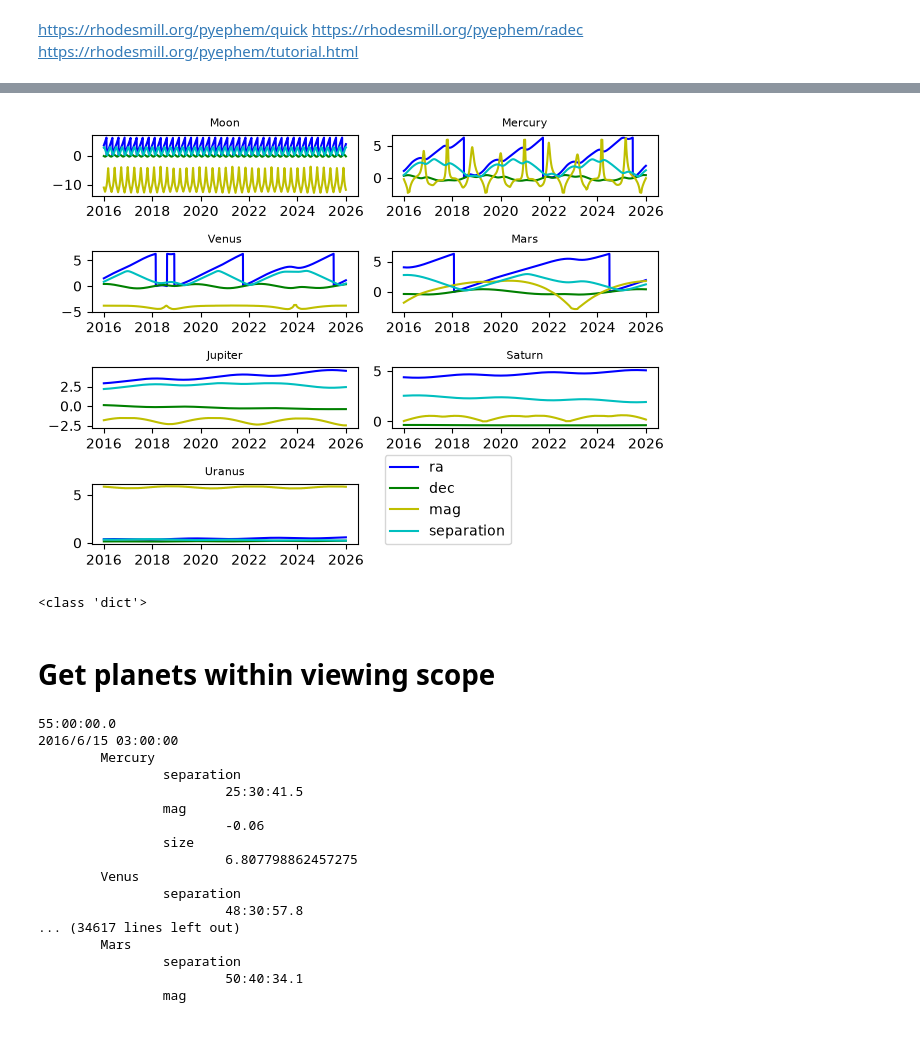
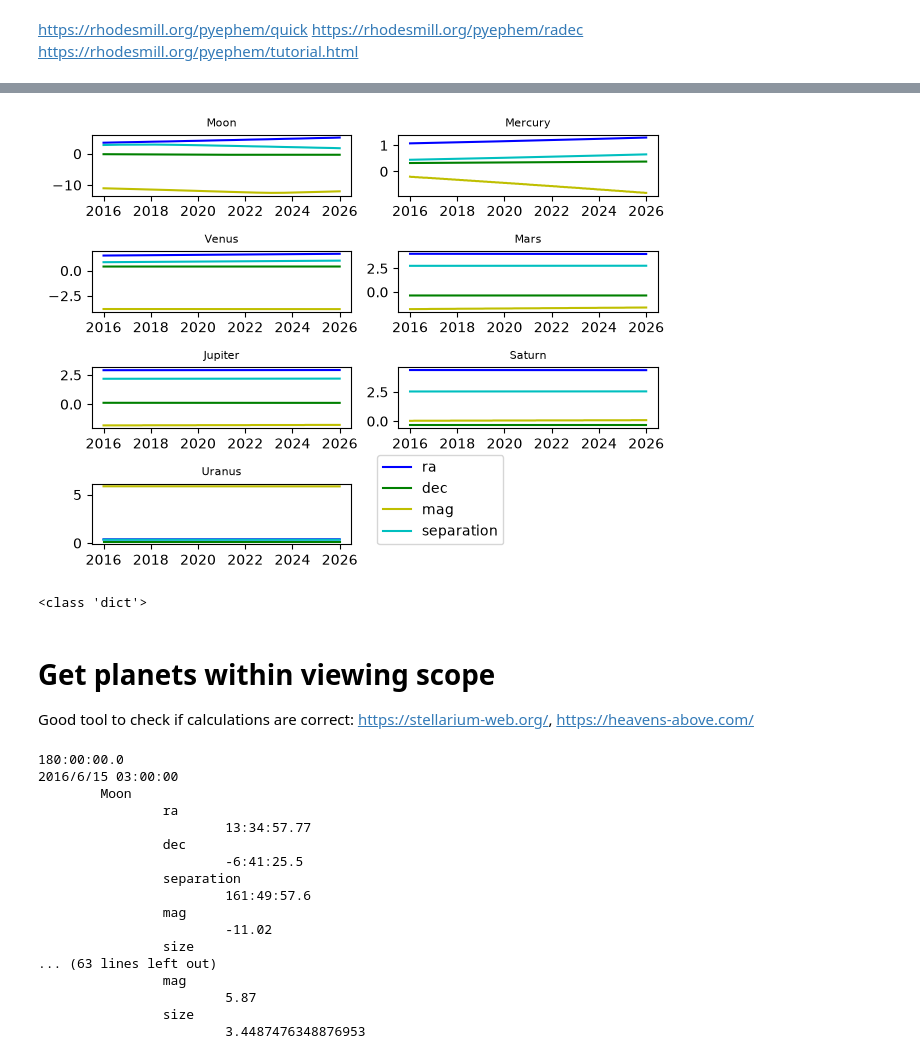
Before and after one commit to papertree1/astronomic-data-sonification, a Jupyter notebook: tests.ipynb, the cells around one changed output, grey strips where cells are left out. Saved outputs shown, nothing was run; the diff lists cells and outputs as text; code cells hidden in the pictures.

```diff
--- a/tests.ipynb
+++ b/tests.ipynb
@@ -46,6 +46,7 @@ def pretty(d, indent=0):
          print('\t' * (indent+1) + str(value))
 # %%
 import ephem
+from zoneinfo import ZoneInfo
 
 planets = [
     ephem.Moon(),
@@ -60,8 +61,6 @@ planets = [
 valsTemplate = {'ra': '', 'dec': '', 'mag': '', 'size': '', 'separation': ''}
 
 measurings = dict.fromkeys((planet.name for planet in planets), {})
-# dateTemplate = dict({ephem.now(): vals})
-
 
 
 observer = ephem.Observer()
@@ -70,26 +69,32 @@ observer.lon = '41.39858935189999'
 observer.lat = '2.1853450576007365'
 observer.elevation = 18  # meters
 
-d = ephem.date('2016/06/15 03:00')
+zone = ZoneInfo('Europe/Madrid')
+d = ephem.Date('2016/06/17 00:00')
+local = ephem.to_timezone(d, zone)
 
-observer.date = d
-rangAnys = 1
-resolucio = 20
+print(d, local)
+
+observer.date = local
+rangDies = 1
+stepHores = 1
+resolucio = 22
 resolucio = 24 - resolucio
-print(int(rangAnys * (8760/resolucio)))
+print(int(rangDies * (24/resolucio)))
 
-for i in range(int(rangAnys * (8760/resolucio))):
+for i in range(int(rangDies * (24/resolucio))):
     for j, planet in enumerate(planets):
         planet.compute(observer)
-        dateValues = dict({str(observer.date):{'ra': planet.ra, 'dec': planet.dec, 'mag': planet.mag, 'size': planet.size, 'separation': ephem.separation(observer, planet)}})
+        dateValues = dict({str(observer.date):{'ra': planet.ra, 'dec': planet.dec, 'mag': planet.mag, 'size': planet.size, 'separation': ephem.separation(observer, planet), 'alt': planet.alt, 'az': planet.az}})
         measurings[planet.name] =  {**measurings[planet.name], **dateValues}
 
-
+        if(planet.name == "Moon"):
+            print('%s %s %s' % (observer.date, ephem.Moon(observer).az, ephem.Moon(observer).alt))
 
         # print('%s measured from %s:' % (planet.name, observer.name))
         # print('%s, %s. Magnitude: %s, Size: %s' % (planet.ra, planet.dec, planet.mag, planet.size)) # Right Ascension, Declination (Apparent Topocentric Position, aka des del punt d'observació), magnitude
         # print(ephem.separation(observer, planet))
-    observer.date += 12 * ephem.hour
+    observer.date += stepHores * ephem.hour
 
-print(type(measurings))
+# pretty((measurings))
 # %% [output]
@@ -99,50 +152,52 @@ print(type(measurings))
 import matplotlib.pylab as plt
 import numpy as np
 
-xAxis = np.linspace(2016, 2026, int(rangAnys * (8760/resolucio))) # TODO: NO FORÇAR EL RANG
+xAxis = np.linspace(2016, 2026, int(rangDies * (24/resolucio))) # TODO: NO FORÇAR EL RANG
 planetsArray = {}
 
 for j, planet in enumerate(planets):
     values = {'ra': {}, 'dec': {}, 'mag': {}, 'size': {}, 'separation': {}}
 
     for i in range(len(measurings[planet.name])):
         values["ra"][i] = list(measurings[planet.name].values())[i]["ra"]
         values["dec"][i] = list(measurings[planet.name].values())[i]["dec"]
         values["mag"][i] = list(measurings[planet.name].values())[i]["mag"]
         values["size"][i] = list(measurings[planet.name].values())[i]["size"]
         values["separation"][i] = list(measurings[planet.name].values())[i]["separation"]
 
     # pretty(values)
 
     planetsArray[planet.name] = values
 
     ax = plt.subplot(4, 2, j+1)
 
     ax.plot(xAxis, values["ra"].values(), 'b', label="ra")
     ax.plot(xAxis, values["dec"].values(), 'g', label="dec")
     ax.plot(xAxis, values["mag"].values(), 'y', label="mag")
     # ax.plot(xAxis, values["size"].values(), 'r', label="size")
     ax.plot(xAxis, values["separation"].values(), 'c', label="separation")
     ax.set_title(planet.name, fontsize=8)
 
 
 plt.tight_layout()
 plt.legend(loc=(1.1,0))
 plt.show()
 
 print(type(planetsArray))
 # %% [output]
-[figure, old version]
+[figure, new version]
 <class 'dict'>
 # %% [markdown]
 # Get planets within viewing scope
+
+Good tool to check if calculations are correct: https://stellarium-web.org/, https://heavens-above.com/
 # %%
 # Using ephem.separation
 
 coords = (str(observer.lat), str(observer.lon))
 coords = ephem.Equatorial(*coords)
 
-viewing_angle = ephem.degrees("55:00:00.0") # String = degrees
+viewing_angle = ephem.degrees("180:00:00.0") # String = degrees
 print(viewing_angle)
 
 visiblePlanets = {}
@@ -151,30 +206,32 @@ visiblePlanets = {}
 for j in range(len(measurings["Moon"])):
     visiblePlanetsAtThisTime = {}
     for i, planet in enumerate(planets):
-        separation = list(measurings[planet.name].values())[j]['separation']
+        thisPlanet = list(measurings[planet.name].values())[j]
+        separation = thisPlanet['separation']
         if(separation < viewing_angle):
             time = list(measurings[planet.name].keys())[j]
             # print('%s is visible from %s at %s with %s degrees separation' % (planet.name, observer.name, time, separation))
-            visiblePlanetsAtThisTime[planet.name] = {'separation': separation, 'mag': planet.mag, 'size': planet.size}
+            visiblePlanetsAtThisTime[planet.name] = {'ra' : thisPlanet['ra'], 'dec': thisPlanet['dec'], 'separation': separation, 'mag': planet.mag, 'size': planet.size}
     # print(visiblePlanetsAtThisTime)
     visiblePlanets[time] = {**visiblePlanetsAtThisTime}
 
-pretty(visiblePlanets)
+# pretty(visiblePlanets)
+pretty((visiblePlanets))
 # %% [output]
-55:00:00.0
+180:00:00.0
 2016/6/15 03:00:00
-        Mercury
+        Moon
+                ra
+                        13:34:57.77
+                dec
+                        -6:41:25.5
                 separation
-                        25:30:41.5
+                        161:49:57.6
                 mag
-                        -0.06
+                        -11.02
                 size
-                        6.807798862457275
-        Venus
-                separation
-                        48:30:57.8
-... (34617 lines left out)
-        Mars
-                separation
-                        50:40:34.1
+... (63 lines left out)
                 mag
+                        5.87
+                size
+                        3.4487476348876953
```
Also changed, not shown: parts of 8 cells of this notebook, 1 other file.
